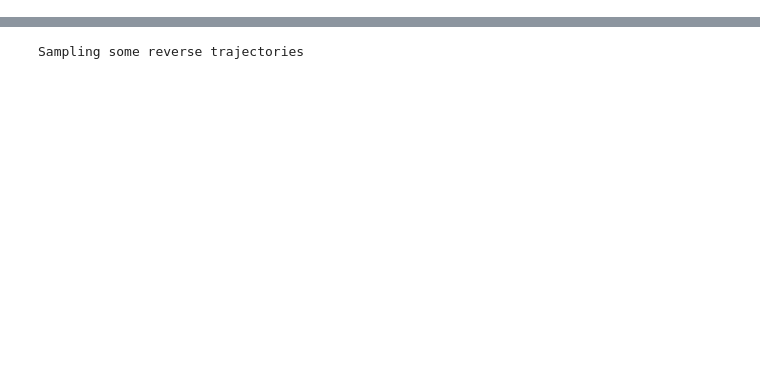
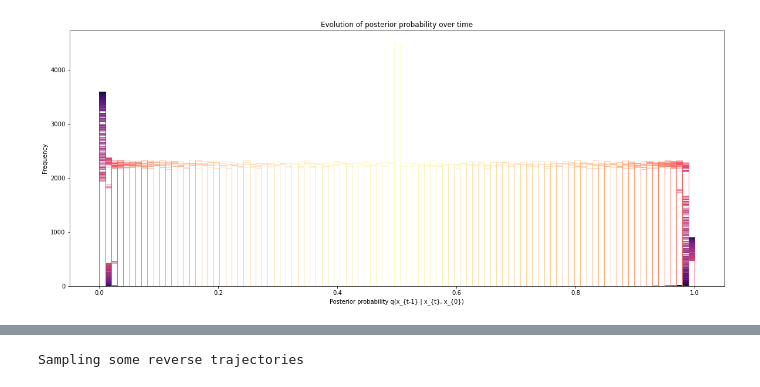
Before and after one commit to Genentech/GraphGUIDE, a Jupyter notebook: discrete_diffusion_tree.ipynb, the cells around one changed output, grey strips where cells are left out. Drawn from its saved outputs; the diff is of its cells as text; code cells hidden in the pictures; blank space fills up the shorter version.

```diff
--- a/discrete_diffusion_tree.ipynb
+++ b/discrete_diffusion_tree.ipynb
@@ -21,7 +21,7 @@ def beta_func(t, epsilon=1e-6):
         `epsilon`: a small number for numerical stability
     Returns an equivalently shaped tensor of beta values.
     """
-    return torch.minimum(torch.sigmoid((t / 6) - 8), HALF - epsilon)
+    return torch.minimum(torch.sigmoid((t / 100) - 10), HALF - epsilon)
 
 LOG2 = torch.log(torch.tensor(2, device=DEVICE))
 def beta_bar_func(t):
@@ -260,6 +255,15 @@ def edge_vector_to_pyg_data(data, edges, reflect=True):
     return torch_geometric.utils.sort_edge_index(edges_to_set)
 # %%
 def split_pyg_data_to_nx_graphs(data):
+    """
+    Given a torch-geometric Data object, splits the objects into an
+    ordered list of NetworkX graphs. The NetworkX graphs will be
+    undirected (no self-edges allowed), and node features will be
+    under the attribute "feats".
+    Arguments:
+        `data`: a batched torch-geometric Data object
+    Returns an ordered list of NetworkX graph objects.
+    """
     graphs = []
     pointers = data.ptr.cpu().numpy()
     graph_sizes = np.diff(pointers)
@@ -575,23 +583,25 @@ def train_model(model, data_loader, t_limit, num_epochs, learning_rate):
 # %%
-# # Check progression of posterior probability
-# t_vals = np.arange(1, t_limit)
-# data = next(iter(data_loader))
-# e0 = pyg_data_to_edge_vector(data)
-# posterior_probs = np.empty((len(t_vals), e0.shape[0]))
-# for i, t in tqdm.notebook.tqdm(enumerate(t_vals), total=len(t_vals)):
-#     t_tens = torch.tensor([t], device=DEVICE)
-#     et = noise_input(e0[None], t_tens)[0]  # Do the noising on 1 x E tensors
-#     posterior_probs[i] = posterior_prob(e0, et, t_tens).cpu().numpy()
+# Check progression of posterior probability
+t_vals = np.arange(1, t_limit)
+data = next(iter(data_loader))
+e0 = pyg_data_to_edge_vector(data)
+posterior_probs = np.empty((len(t_vals), e0.shape[0]))
+for i, t in tqdm.notebook.tqdm(enumerate(t_vals), total=len(t_vals)):
+    t_tens = torch.tensor([t], device=DEVICE)
+    et = noise_input(e0[None], t_tens)[0]  # Do the noising on 1 x E tensors
+    posterior_probs[i] = posterior_prob(e0, et, t_tens).cpu().numpy()
 
-# fig, ax = plt.subplots(figsize=(20, 8))
-# times = np.tile(t_vals[:, None], (1, posterior_probs.shape[1]))
-# cmap = plt.get_cmap("magma")
-# bins = np.linspace(0, 1, 100)
-# for t_i in range(len(t_vals)):
-#     ax.hist(posterior_probs[t_i], bins=bins, histtype="step", color=cmap(t_i / len(t_vals)), alpha=0.5)
-# ax.set_xlabel("Posterior probability q(x_{t-1} | x_{t}, x_{0})")
-# ax.set_ylabel("Frequency")
-# ax.set_title("Evolution of posterior probability over time")
-# plt.show()
+fig, ax = plt.subplots(figsize=(20, 8))
+times = np.tile(t_vals[:, None], (1, posterior_probs.shape[1]))
+cmap = plt.get_cmap("magma")
+bins = np.linspace(0, 1, 100)
+for t_i in range(len(t_vals)):
+    ax.hist(posterior_probs[t_i], bins=bins, histtype="step", color=cmap(t_i / len(t_vals)), alpha=0.5)
+ax.set_xlabel("Posterior probability q(x_{t-1} | x_{t}, x_{0})")
+ax.set_ylabel("Frequency")
+ax.set_title("Evolution of posterior probability over time")
+plt.show()
+# %% [output]
+[figure, added]
 # %%
 # Create the data loader for training
```
Also changed, not shown: parts of 9 cells of this notebook.
